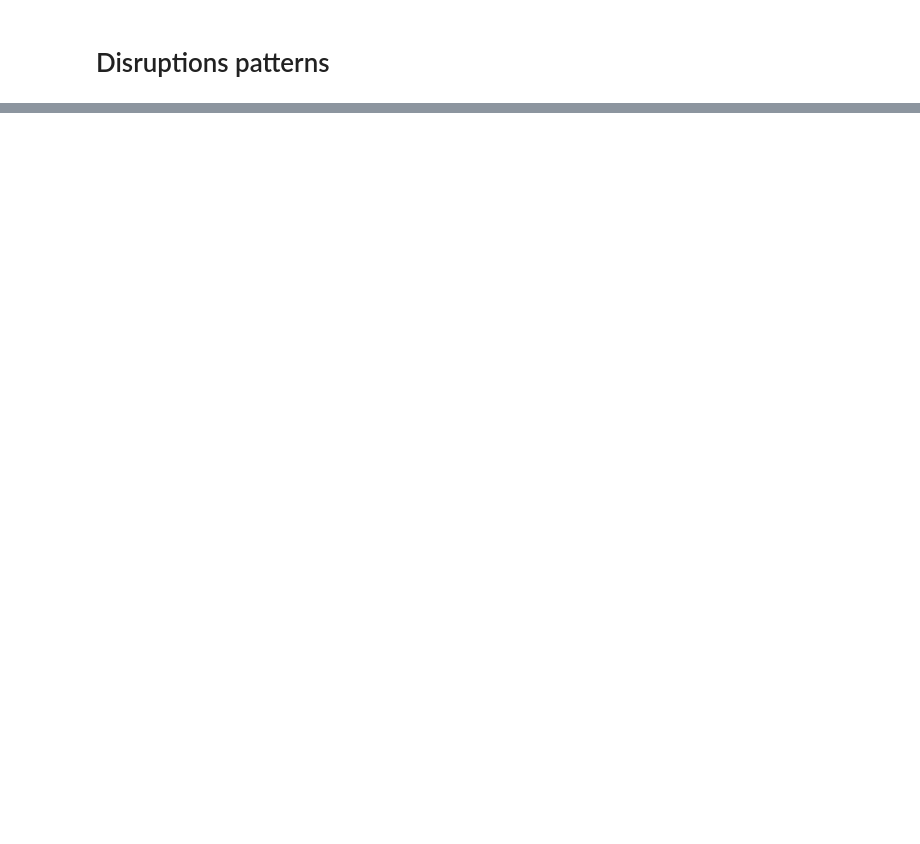
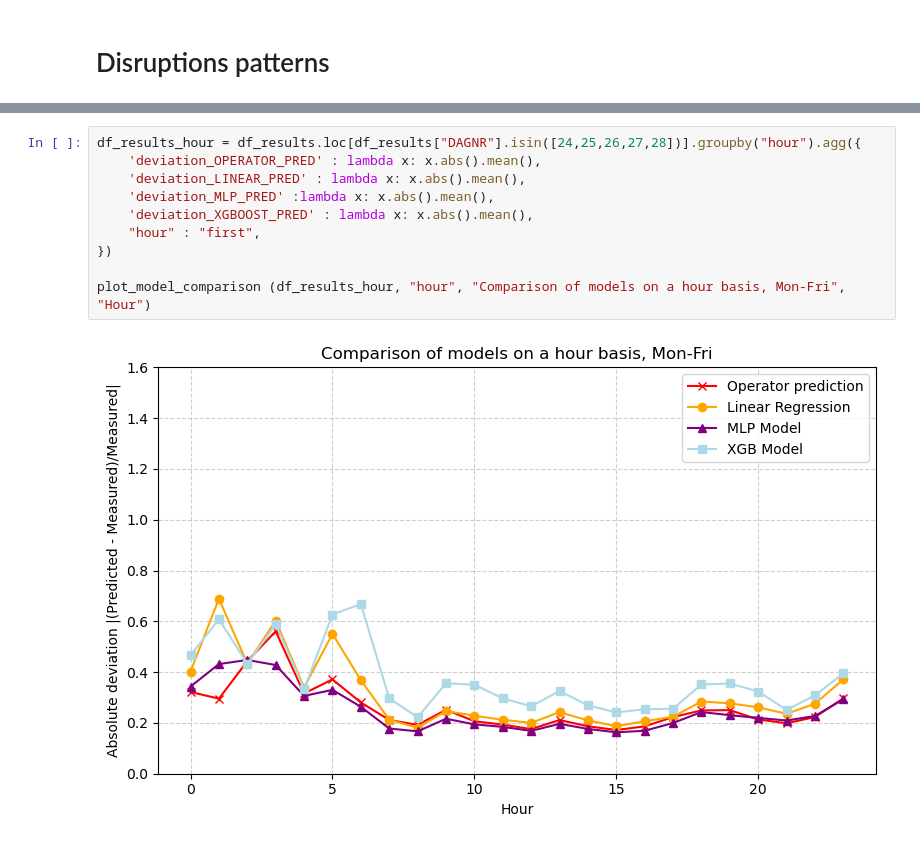
Before and after one commit to Merelkramer/Group2_NS, a Jupyter notebook: DataViz.ipynb, the cells around one changed output, grey strips where cells are left out. Cells and saved outputs as stored; diff of their text form; blank space fills up the shorter version.

```diff
--- a/DataViz.ipynb
+++ b/DataViz.ipynb
@@ -629,0 +669,12 @@ plot_disruptions_patterns (df_disruptions_plot_1, df_disruptions_plot_2)
+# %%
+df_results_hour = df_results.loc[df_results["DAGNR"].isin([24,25,26,27,28])].groupby("hour").agg({
+    'deviation_OPERATOR_PRED' : lambda x: x.abs().mean(),
+    'deviation_LINEAR_PRED' : lambda x: x.abs().mean(),
+    'deviation_MLP_PRED' :lambda x: x.abs().mean(),
+    'deviation_XGBOOST_PRED' : lambda x: x.abs().mean(),
+    "hour" : "first",
+})
+
+plot_model_comparison (df_results_hour, "hour", "Comparison of models on a hour basis, Mon-Fri", "Hour")
+# %% [output]
+[figure, added]
```
Also changed, not shown: parts of 13 cells of this notebook, 2 other files.
